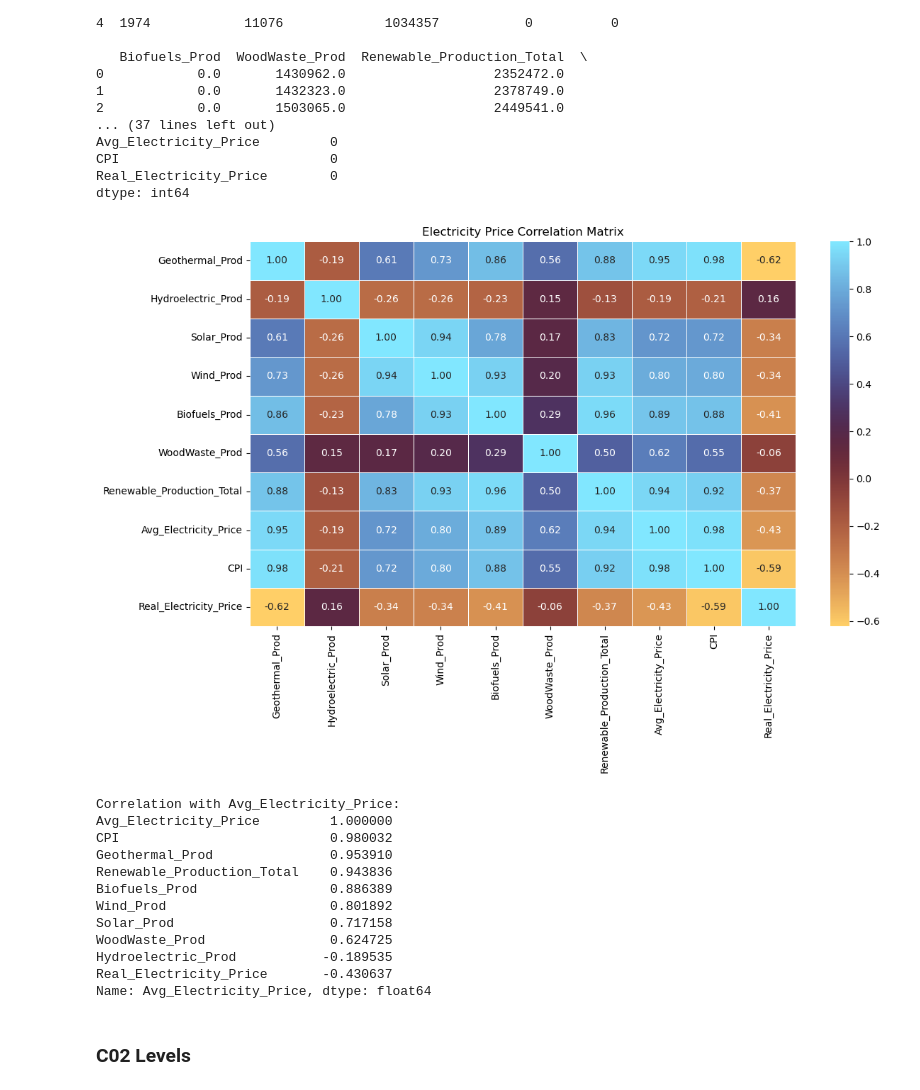
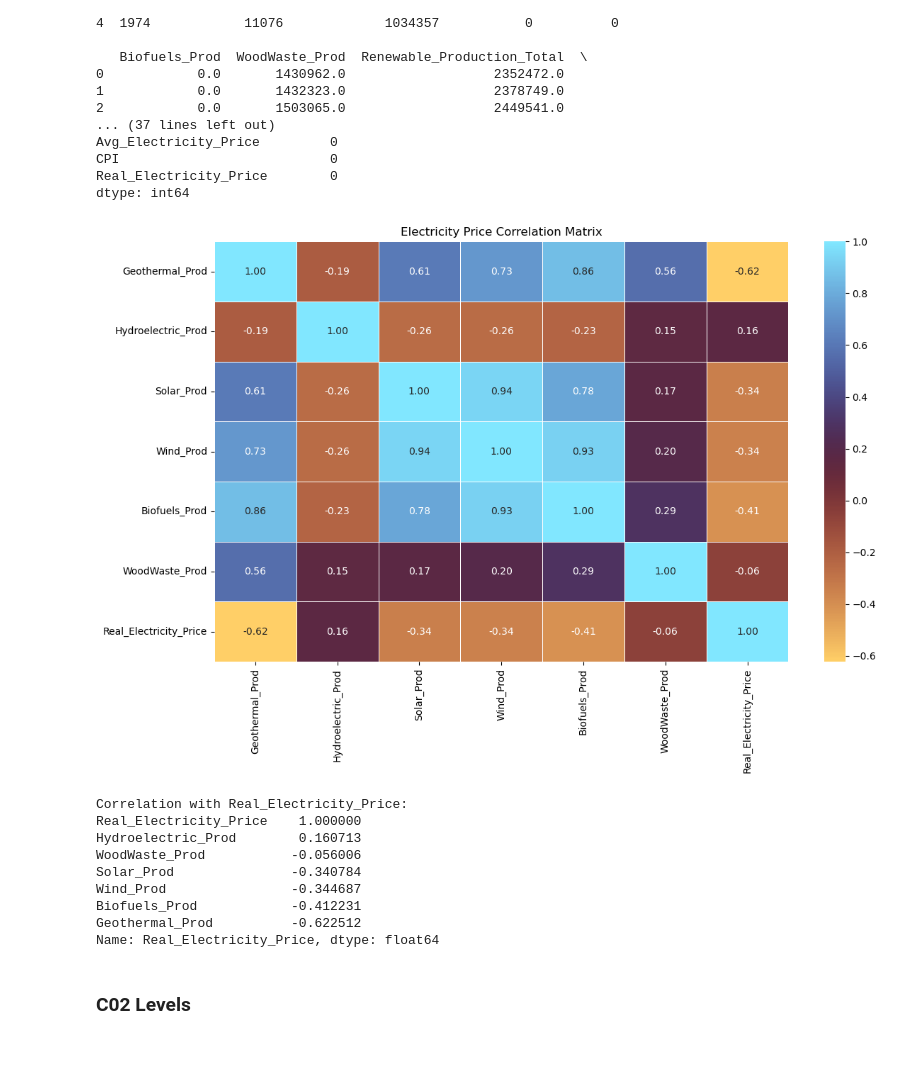
Before and after one commit to akim94-dat/renewable-energy, a Jupyter notebook: Methods_&_Results.ipynb, the cells around one changed output. Drawn from its saved outputs; the diff is of its cells as text; code cells hidden in the pictures; blank space fills up the shorter version.

```diff
--- a/Methods_&_Results.ipynb
+++ b/Methods_&_Results.ipynb
@@ -1161,44 +1161,41 @@ dtype: int64
 # %%
 # Electrical Price Correlation Analysis
 
-corr_ep_df = ml_ep_df.drop(columns=["Year"]).corr(numeric_only=True)
+corr_ep_df = ml_ep_df.drop(columns=["Year", "Avg_Electricity_Price", "CPI", "Renewable_Production_Total"]).corr(numeric_only=True)
 
 plt.figure(figsize=(12, 8))
 
 sns.heatmap(
     corr_ep_df,
     annot=True,
     fmt=".2f",
     cmap="managua",
     linewidths=0.5
 )
 
 plt.title("Electricity Price Correlation Matrix")
 plt.tight_layout()
 
 plt.savefig("ep_correlation_matrix.png", dpi=300, bbox_inches="tight")
 plt.show()
 # %% [output]
-[figure, old version]
+[figure, new version]
 # %%
 # Electricity price correlations
-price_corr = corr_ep_df["Avg_Electricity_Price"].sort_values(ascending=False)
+price_corr = corr_ep_df["Real_Electricity_Price"].sort_values(ascending=False)
 
-print("\nCorrelation with Avg_Electricity_Price:")
+print("\nCorrelation with Real_Electricity_Price:")
 print(price_corr)
 # %% [output]
-Correlation with Avg_Electricity_Price:
-Avg_Electricity_Price         1.000000
-CPI                           0.980032
-Geothermal_Prod               0.953910
-Renewable_Production_Total    0.943836
-Biofuels_Prod                 0.886389
-Wind_Prod                     0.801892
-Solar_Prod                    0.717158
-WoodWaste_Prod                0.624725
-Hydroelectric_Prod           -0.189535
-Real_Electricity_Price       -0.430637
-Name: Avg_Electricity_Price, dtype: float64
+Correlation with Real_Electricity_Price:
+Real_Electricity_Price    1.000000
+Hydroelectric_Prod        0.160713
+WoodWaste_Prod           -0.056006
+Solar_Prod               -0.340784
+Wind_Prod                -0.344687
+Biofuels_Prod            -0.412231
+Geothermal_Prod          -0.622512
+Name: Real_Electricity_Price, dtype: float64
 # %% [markdown]
 ### C02 Levels
 # %%
```
Also changed, not shown: parts of 15 cells of this notebook.
